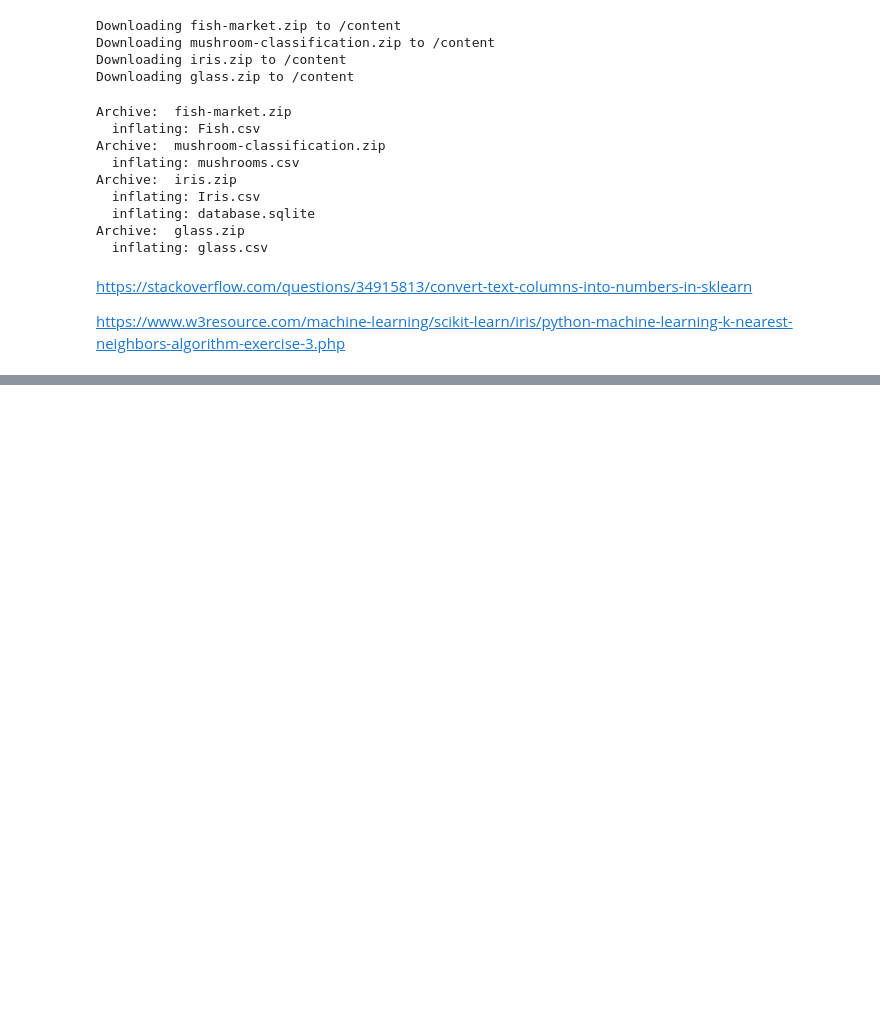
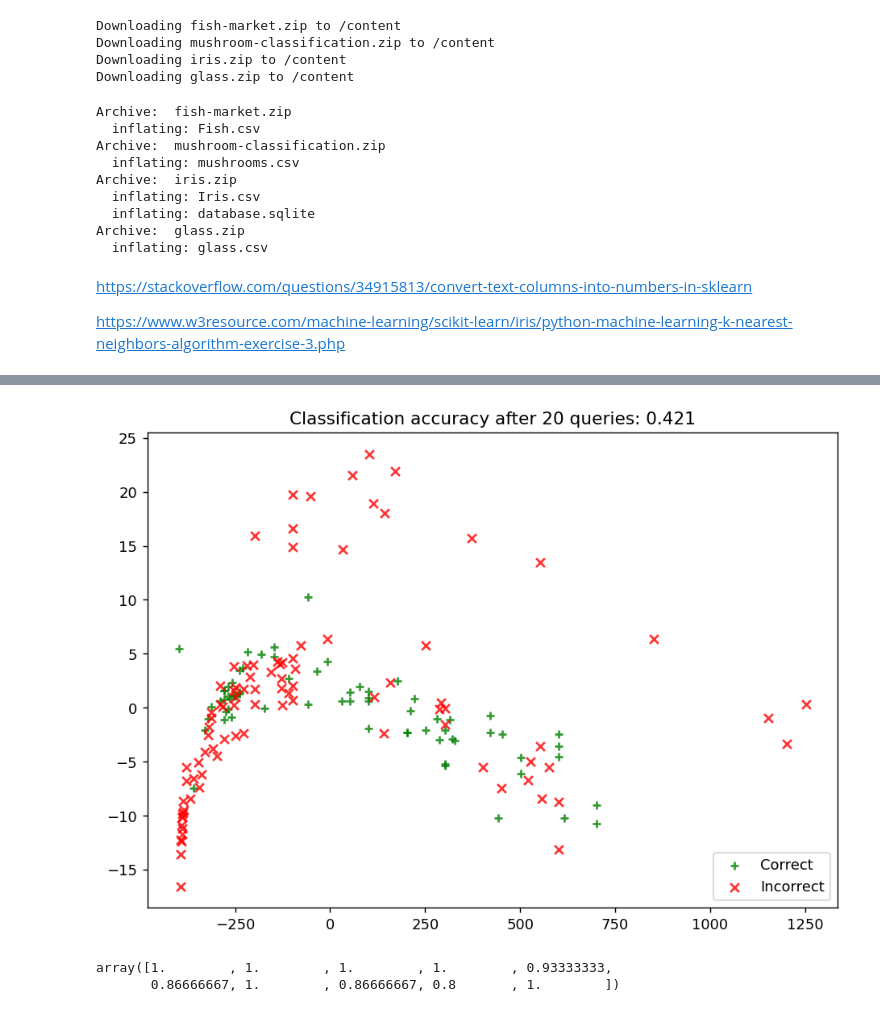
Before and after one commit to weijhenyujhou/Active-Learning, a Jupyter notebook: Active_Learning.ipynb, the cells around one changed output, grey strips where cells are left out. Saved outputs shown, nothing was run; the diff lists cells and outputs as text; code cells hidden in the pictures; blank space fills up the shorter version.

```diff
--- a/Active_Learning.ipynb
+++ b/Active_Learning.ipynb
@@ -243,3 +241,20 @@ plt.show()
+# %%
+# Isolate the data we'll need for plotting.
+predictions = learner.predict(X_raw)
+is_correct = (predictions == y_raw)
+
+# Plot our updated classification results once we've trained our learner.
+fig, ax = plt.subplots(figsize=(8.5, 6), dpi=130)
+
+ax.scatter(x=x_component[is_correct],  y=y_component[is_correct],  c='g', marker='+', label='Correct',   alpha=8/10)
+ax.scatter(x=x_component[~is_correct], y=y_component[~is_correct], c='r', marker='x', label='Incorrect', alpha=8/10)
+
+ax.set_title('Classification accuracy after {n} queries: {final_acc:.3f}'.format(n=N_QUERIES, final_acc=performance_history[-1]))
+ax.legend(loc='lower right')
+
+plt.show()
+# %% [output]
+[figure, added]
 # %%
 from modAL.models import  ActiveLearner, BayesianOptimizer, Committee, CommitteeRegressor
 from sklearn.ensemble import RandomForestClassifier
@@ -250,3 +265,8 @@ X_train, y_train = X_glass.values, y_glass.values
 
 learner = BayesianOptimizer(estimator=RandomForestClassifier())
 scores = cross_val_score(learner, X_train, y_train, cv=10)
+# %%
+scores
+# %% [output]
+array([1.        , 1.        , 1.        , 1.        , 0.93333333,
+       0.86666667, 1.        , 0.86666667, 0.8       , 1.        ])
```
Also changed, not shown: parts of 11 cells of this notebook.
